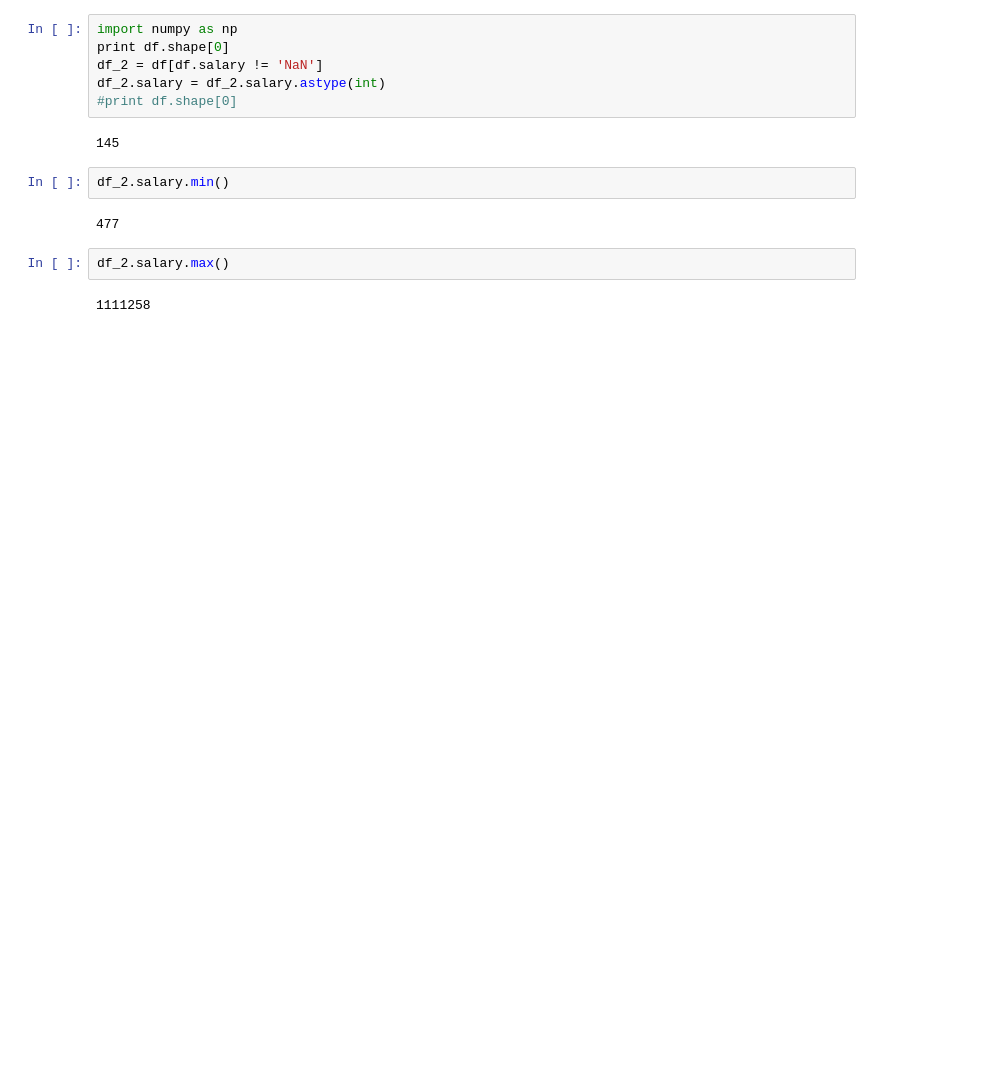
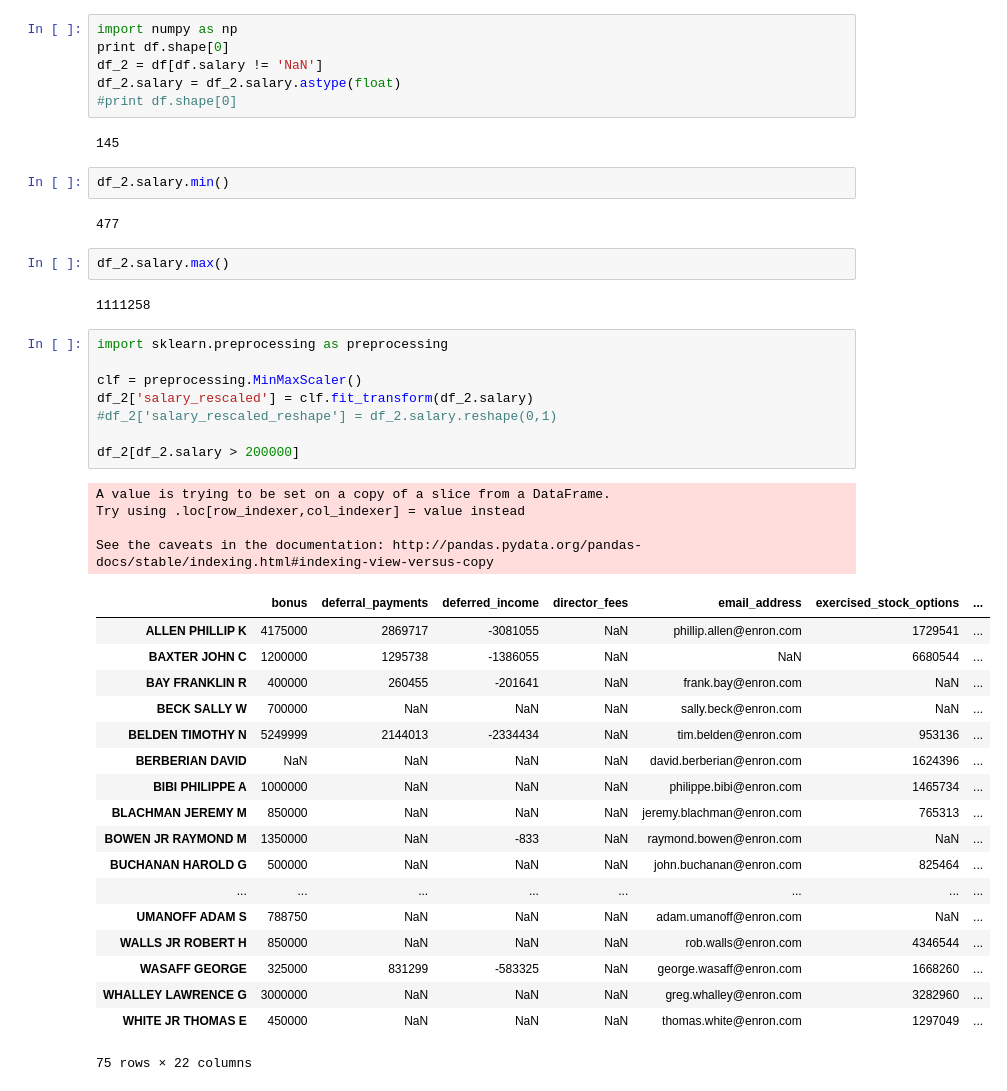
Before and after one commit to mirunapopa/DS-Intensive, a Jupyter notebook: machine_learning/k_means_exercise.ipynb, the cells around one changed output. Cells and saved outputs as stored; diff of their text form; blank space fills up the shorter version.

```diff
--- a/machine_learning/k_means_exercise.ipynb
+++ b/machine_learning/k_means_exercise.ipynb
@@ -103,7 +103,7 @@ NaN
 import numpy as np
 print df.shape[0]
 df_2 = df[df.salary != 'NaN']
-df_2.salary = df_2.salary.astype(int)
+df_2.salary = df_2.salary.astype(float)
 #print df.shape[0]
 # %% [output]
 145
@@ -115,3 +115,34 @@ df_2.salary.min()
 df_2.salary.max()
 # %% [output]
 1111258
+# %%
+import sklearn.preprocessing as preprocessing
+
+clf = preprocessing.MinMaxScaler()
+df_2['salary_rescaled'] = clf.fit_transform(df_2.salary)
+#df_2['salary_rescaled_reshape'] = df_2.salary.reshape(0,1)
+
+df_2[df_2.salary > 200000]
+# %% [output]
+A value is trying to be set on a copy of a slice from a DataFrame.
+Try using .loc[row_indexer,col_indexer] = value instead
+
+See the caveats in the documentation: http://pandas.pydata.org/pandas-docs/stable/indexing.html#indexing-view-versus-copy
+|  | bonus | deferral_payments | deferred_income | director_fees | email_address | exercised_stock_options | ... |
+| ALLEN PHILLIP K | 4175000 | 2869717 | -3081055 | NaN | phillip.allen@enron.com | 1729541 | ... |
+| BAXTER JOHN C | 1200000 | 1295738 | -1386055 | NaN | NaN | 6680544 | ... |
+| BAY FRANKLIN R | 400000 | 260455 | -201641 | NaN | frank.bay@enron.com | NaN | ... |
+| BECK SALLY W | 700000 | NaN | NaN | NaN | sally.beck@enron.com | NaN | ... |
+| BELDEN TIMOTHY N | 5249999 | 2144013 | -2334434 | NaN | tim.belden@enron.com | 953136 | ... |
+| BERBERIAN DAVID | NaN | NaN | NaN | NaN | david.berberian@enron.com | 1624396 | ... |
+| BIBI PHILIPPE A | 1000000 | NaN | NaN | NaN | philippe.bibi@enron.com | 1465734 | ... |
+| BLACHMAN JEREMY M | 850000 | NaN | NaN | NaN | jeremy.blachman@enron.com | 765313 | ... |
+| BOWEN JR RAYMOND M | 1350000 | NaN | -833 | NaN | raymond.bowen@enron.com | NaN | ... |
+| BUCHANAN HAROLD G | 500000 | NaN | NaN | NaN | john.buchanan@enron.com | 825464 | ... |
+| ... | ... | ... | ... | ... | ... | ... | ... |
+| UMANOFF ADAM S | 788750 | NaN | NaN | NaN | adam.umanoff@enron.com | NaN | ... |
+| WALLS JR ROBERT H | 850000 | NaN | NaN | NaN | rob.walls@enron.com | 4346544 | ... |
+| WASAFF GEORGE | 325000 | 831299 | -583325 | NaN | george.wasaff@enron.com | 1668260 | ... |
+| WHALLEY LAWRENCE G | 3000000 | NaN | NaN | NaN | greg.whalley@enron.com | 3282960 | ... |
+| WHITE JR THOMAS E | 450000 | NaN | NaN | NaN | thomas.white@enron.com | 1297049 | ... |
+75 rows × 22 columns
```
Also changed, not shown: parts of 2 cells of this notebook.
